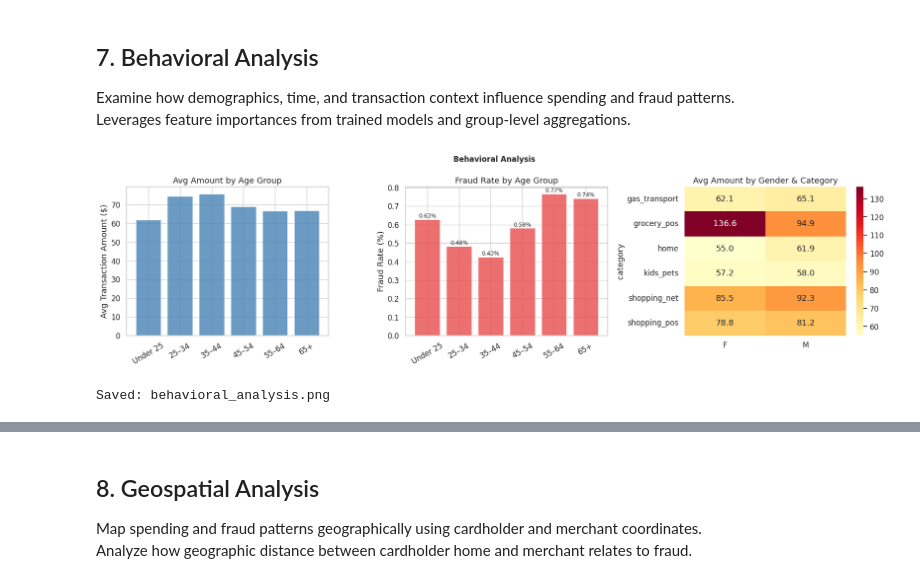
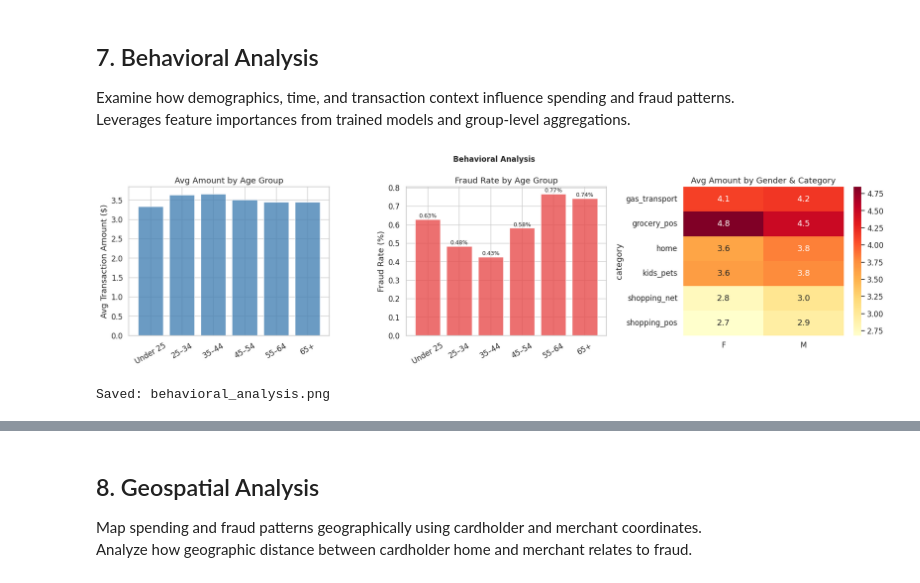
Before and after one commit to maryam-alraddadi/big-data-analytics-credit-card-transactions, a Jupyter notebook: notebooks/04_advanced_analytics.ipynb, the cells around one changed output, grey strips where cells are left out. Drawn from its saved outputs; the diff is of its cells as text; code cells hidden in the pictures.

```diff
--- a/notebooks/04_advanced_analytics.ipynb
+++ b/notebooks/04_advanced_analytics.ipynb
@@ -38,6 +38,6 @@ FIG_DIR = project_root / 'notebooks' / 'eda_figures'
 FIG_DIR.mkdir(exist_ok=True)
 
 spark = create_spark_session(app_name='CreditCardAdvancedAnalytics')
-raw_df = spark.read.parquet(str(project_root / 'data' / 'processed' / 'transactions_parquet'))
+raw_df = spark.read.parquet(str(project_root / 'data' / 'processed' / 'features_parquet'))
 print(f'Loaded {raw_df.count():,} rows  |  {len(raw_df.columns)} columns')
 # %% [output]
@@ -107,7 +82,7 @@ Class imbalance is handled via per-class weights derived from label frequency.
 Models: **Logistic Regression**, **Random Forest**, **Gradient Boosted Trees**.
 # %%
 FRAUD_FEATURES = [
-    'amount', 'amount_log1p',
+    'amount_log1p',
     'tx_hour', 'tx_dow', 'tx_month', 'tx_is_weekend',
     'city_pop', 'age', 'merch_dist_km',
     'card_tx_count_1h', 'card_amount_sum_1h',
@@ -298,27 +255,0 @@ Identify unusual transactions using:
-# %%
-# IQR-based outlier detection
-q1, q3 = df.select(
-    F.percentile_approx('amount', 0.25).alias('q1'),
-    F.percentile_approx('amount', 0.75).alias('q3')
-).collect()[0]
-iqr          = q3 - q1
-iqr_upper    = q3 + 1.5 * iqr
-iqr_outliers = df.filter(F.col('amount') > iqr_upper)
-
-# Z-score outlier detection (|z| > 3)
-stats = df.select(F.mean('amount').alias('mu'), F.stddev('amount').alias('sigma')).first()
-df = df.withColumn('amount_zscore',
-    ((F.col('amount') - stats['mu']) / stats['sigma']).cast(DoubleType())
-)
-zscore_outliers = df.filter(F.abs(F.col('amount_zscore')) > 3)
-
-total = df.count()
-print(f'IQR upper bound : ${iqr_upper:.2f}')
-print(f'IQR outliers    : {iqr_outliers.count():,} ({iqr_outliers.count()/total*100:.2f}%)')
-print(f'Z-score outliers: {zscore_outliers.count():,} ({zscore_outliers.count()/total*100:.2f}%)')
-
-print('\nFraud rate among IQR outliers:')
-iqr_outliers.groupBy('is_fraud').count().orderBy('is_fraud').show()
-
-print('Fraud rate among z-score outliers:')
-zscore_outliers.groupBy('is_fraud').count().orderBy('is_fraud').show()
@@ -663,7 +515,7 @@ age_group_pd = df.withColumn('age_group',
      .otherwise('65+')
 ).groupBy('age_group').agg(
     F.count('*').alias('tx_count'),
-    F.round(F.mean('amount'), 2).alias('avg_amount'),
+    F.round(F.mean('amount_log1p'), 2).alias('avg_amount'),
     F.round(F.mean('is_fraud') * 100, 3).alias('fraud_rate_pct')
 ).toPandas()
 age_order = ['Under 25', '25–34', '35–44', '45–54', '55–64', '65+']
@@ -676,41 +528,41 @@ top_cats = [r['category'] for r in
             df.groupBy('category').count().orderBy(F.desc('count')).limit(6).collect()]
 gender_cat_pd = df.filter(F.col('category').isin(top_cats)) \
                   .groupBy('gender', 'category').agg(
-                      F.round(F.mean('amount'), 2).alias('avg_amount')
+                      F.round(F.mean('amount_log1p'), 2).alias('avg_amount')
                   ).toPandas()
 gender_cat_pivot = gender_cat_pd.pivot(index='category', columns='gender', values='avg_amount')
 
 fig, axes = plt.subplots(1, 3, figsize=(18, 5))
 
-# Avg amount by age group
+# Avg amount_log1p by age group
 axes[0].bar(age_group_pd['age_group'], age_group_pd['avg_amount'],
             color='steelblue', alpha=0.8)
 axes[0].set_ylabel('Avg Transaction Amount ($)')
 axes[0].set_title('Avg Amount by Age Group')
 axes[0].tick_params(axis='x', rotation=30)
 
 # Fraud rate by age group
 axes[1].bar(age_group_pd['age_group'], age_group_pd['fraud_rate_pct'],
             color=FRAUD_PALETTE[1], alpha=0.8)
 axes[1].set_ylabel('Fraud Rate (%)')
 axes[1].set_title('Fraud Rate by Age Group')
 axes[1].tick_params(axis='x', rotation=30)
 for i, v in enumerate(age_group_pd['fraud_rate_pct']):
     axes[1].text(i, v + 0.01, f'{v:.2f}%', ha='center', fontsize=9)
 
 # Avg amount by gender x category heatmap
 if not gender_cat_pivot.empty:
     sns.heatmap(gender_cat_pivot, annot=True, fmt='.1f', cmap='YlOrRd', ax=axes[2])
     axes[2].set_title('Avg Amount by Gender & Category')
     axes[2].set_xlabel('')
 
 plt.suptitle('Behavioral Analysis', fontsize=12, fontweight='bold')
 plt.tight_layout()
 plt.savefig(FIG_DIR / 'behavioral_analysis.png', dpi=150, bbox_inches='tight')
 plt.show()
 print('Saved: behavioral_analysis.png')
 # %% [output]
-[figure, old version]
+[figure, new version]
 Saved: behavioral_analysis.png
 # %%
 # Combined feature importance: Fraud RF vs Category RF
```
Also changed, not shown: parts of 26 cells of this notebook, 4 other files.
